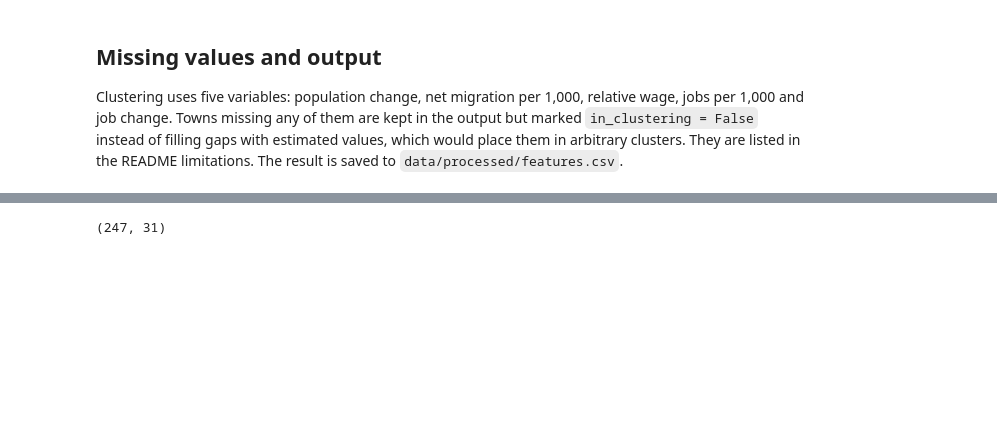
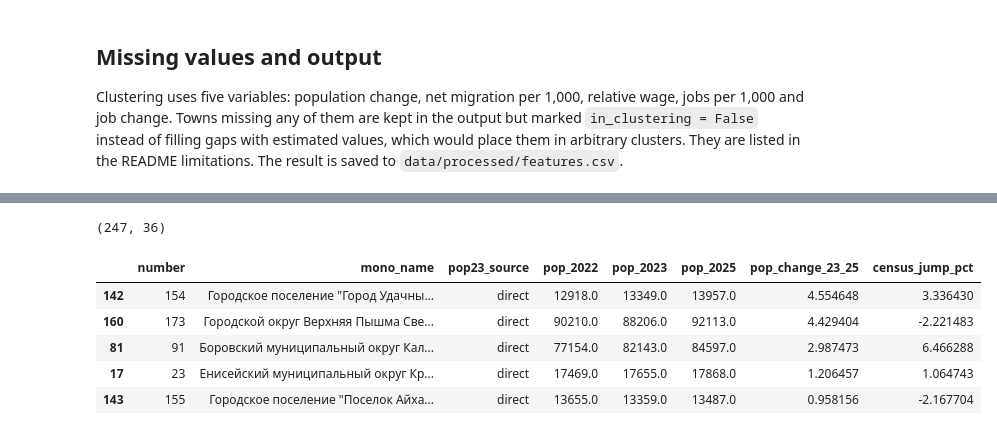
Before and after one commit to evelina-kalugina/-russian-monotowns-typology, a Jupyter notebook: notebooks/03_features.ipynb, the cells around one changed output, grey strips where cells are left out. Cells and saved outputs as stored; diff of their text form; code cells hidden in the pictures; blank space fills up the shorter version.

```diff
--- a/notebooks/03_features.ipynb
+++ b/notebooks/03_features.ipynb
@@ -604,7 +631,8 @@ features.loc[~features["in_clustering"], ["number", "name_en", "region_en", "not
 # %%
 out_cols = [
     "number", "name_en", "mono_name", "region_en", "region", "category", "type_en", "note", "oktmo",
-    "pop_2017", "pop_2025", "pop_change_pct", "pop_source",
+    "pop_2017", "pop_2022", "pop_2023", "pop_2025",
+    "pop_change_pct", "pop_source", "pop_change_23_25", "pop23_source", "census_jump_pct",
     "mig_avg", "mig_years", "mig_source", "net_mig_per_1000",
     "wage_2025", "wage_rel", "wage_source", "wage_key",
     "emp_2017", "emp_2025", "jobs_per_1000", "job_change_pct", "pop_jobs_unit",
@@ -614,4 +642,18 @@ out_cols = [
 features[out_cols].to_csv(PROCESSED / "features.csv", index=False, encoding="utf-8-sig")
 print(features[out_cols].shape)
 # %% [output]
-(247, 31)
+(247, 36)
+# %%
+# temporary: look at the extremes
+cols = ["number", "mono_name", "pop23_source", "pop_2022", "pop_2023", "pop_2025",
+        "pop_change_23_25", "census_jump_pct"]
+display(features.sort_values("pop_change_23_25", ascending=False)[cols].head(5))
+display(features.sort_values("census_jump_pct")[cols].head(3))
+display(features.sort_values("census_jump_pct")[cols].tail(3))
+# %% [output]
+|  | number | mono_name | pop23_source | pop_2022 | pop_2023 | pop_2025 | pop_change_23_25 | census_jump_pct |
+| 142 | 154 | Городское поселение "Город Удачны... | direct | 12918.0 | 13349.0 | 13957.0 | 4.554648 | 3.336430 |
+| 160 | 173 | Городской округ Верхняя Пышма Све... | direct | 90210.0 | 88206.0 | 92113.0 | 4.429404 | -2.221483 |
+| 81 | 91 | Боровский муниципальный округ Кал... | direct | 77154.0 | 82143.0 | 84597.0 | 2.987473 | 6.466288 |
+| 17 | 23 | Енисейский муниципальный округ Кр... | direct | 17469.0 | 17655.0 | 17868.0 | 1.206457 | 1.064743 |
+| 143 | 155 | Городское поселение "Поселок Айха... | direct | 13655.0 | 13359.0 | 13487.0 | 0.958156 | -2.167704 |
```
Also changed, not shown: parts of 7 cells of this notebook, 2 other files.
